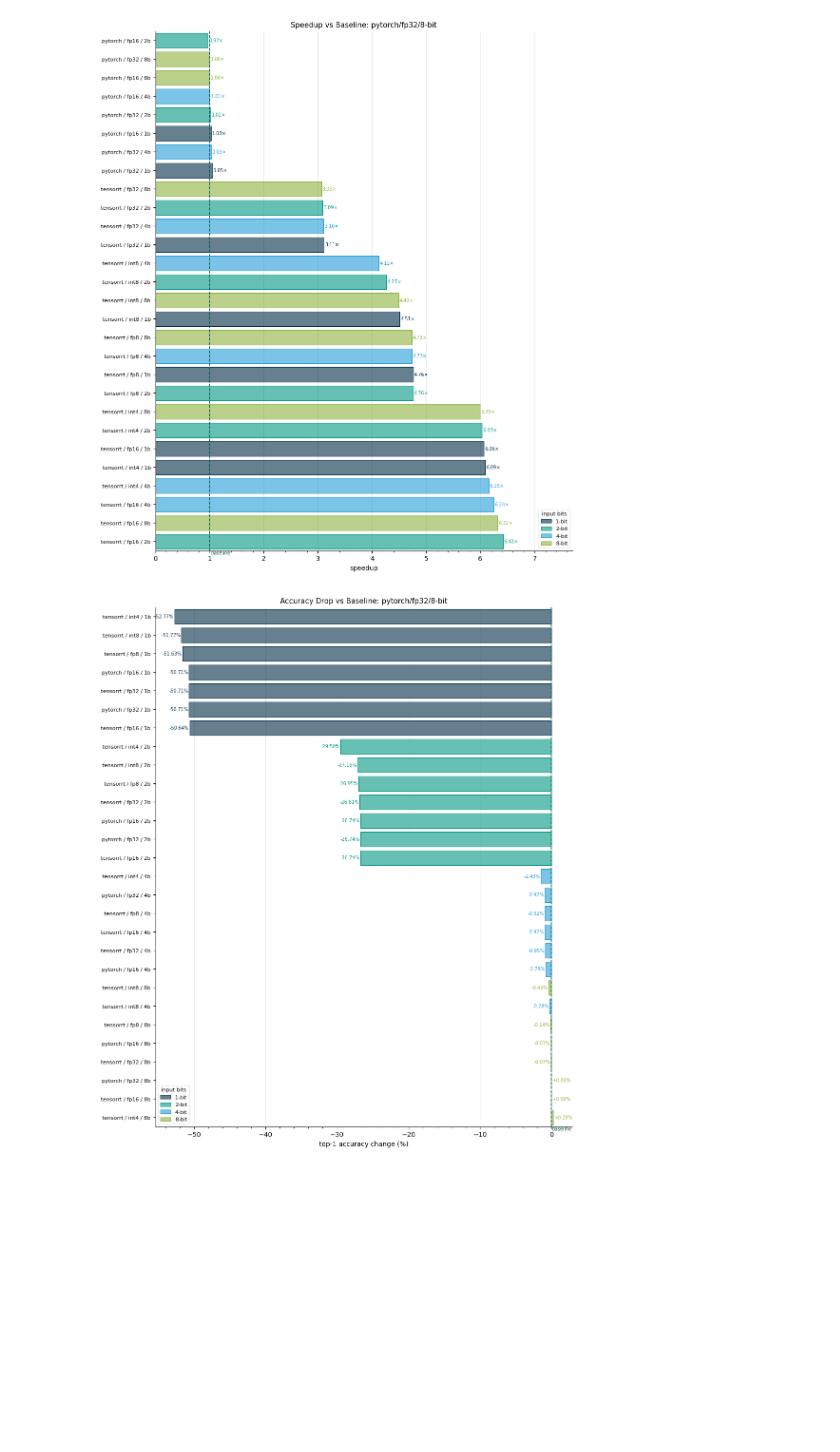
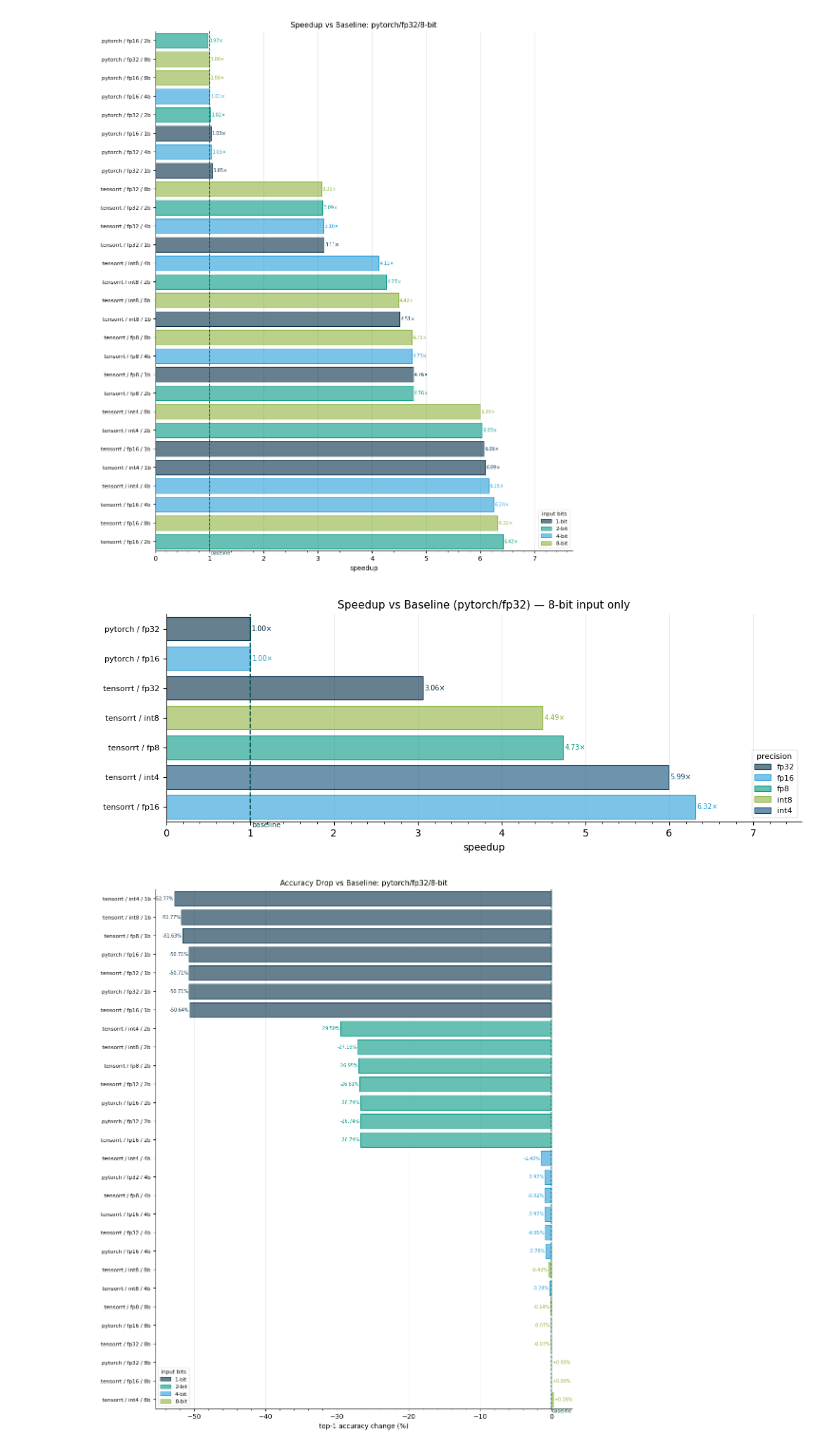
Before and after one commit to pratham1gg/quantized_resnets, a Jupyter notebook: ipynb_books/analysis.ipynb, the cells around one changed output. Cells and saved outputs as stored; diff of their text form; code cells hidden in the pictures; blank space fills up the shorter version.

```diff
--- a/ipynb_books/analysis.ipynb
+++ b/ipynb_books/analysis.ipynb
@@ -550,6 +614,61 @@ ax.legend(handles=handles, title="input bits", fontsize=8,
 plt.show()
 # %% [output]
 [figure]
+# %%
+baseline = table_results[
+    (table_results["backend"] == "pytorch") &
+    (table_results["precision"] == "fp32") &
+    (table_results["input_bits"] == 8)
+]["lat_ms_mean"].values[0]
+
+speedup = table_results[table_results["input_bits"] == 8].copy()
+speedup["speedup"]    = baseline / speedup["lat_ms_mean"]
+speedup["label"]      = speedup["backend"] + " / " + speedup["precision"]
+
+speedup = speedup.sort_values("speedup", ascending=True).reset_index(drop=True)
+
+fig, ax = plt.subplots(figsize=(10, len(speedup) * 0.38 + 1.0), constrained_layout=True)
+
+for yi, (_, row) in enumerate(speedup.iterrows()):
+    color = PREC_PALETTE.get(row["precision"], "#7f7f7f")
+    ax.barh(yi, row["speedup"],
+            color=color + "99", edgecolor=color,
+            linewidth=0.8, height=0.8, zorder=2)
+    ax.text(row["speedup"] + 0.02, yi,
+            f"{row['speedup']:.2f}×",
+            ha="left", va="center", fontsize=7, color=color, zorder=4)
+
+ax.axvline(x=1.0, color="#005148", linewidth=1.2,
+           linestyle="--", zorder=3, label="baseline")
+ax.text(1.02, len(speedup) - 0.5, "baseline",
+        ha="left", va="top", fontsize=7, color="#005148")
+
+ax.set_yticks(np.arange(len(speedup)))
+ax.set_yticklabels(speedup["label"], fontsize=8)
+ax.set_xlabel("speedup")
+ax.set_title("Speedup vs Baseline (pytorch/fp32) — 8-bit input only", fontsize=11)
+ax.set_xlim(0, speedup["speedup"].max() * 1.2)
+ax.xaxis.set_minor_locator(ticker.AutoMinorLocator())
+ax.grid(axis="x", linewidth=0.4, alpha=0.5, zorder=1)
+ax.set_ylim(-0.5, len(speedup) - 0.5)
+ax.invert_yaxis()
+ax.spines["top"].set_visible(False)
+ax.spines["right"].set_visible(False)
+
+present_precs = [p for p in PREC_PALETTE if p in speedup["precision"].values]
+handles = [
+    plt.Rectangle((0, 0), 1, 1,
+                  facecolor=PREC_PALETTE[p] + "99",
+                  edgecolor=PREC_PALETTE[p], linewidth=0.8,
+                  label=p)
+    for p in present_precs
+]
+ax.legend(handles=handles, title="precision", fontsize=8,
+          title_fontsize=8, framealpha=0.5, loc="lower right")
+
+plt.show()
+# %% [output]
+[figure, added]
 # %%
 baseline_top1 = table_results[
     (table_results["backend"] == "pytorch") &
```
Also changed, not shown: parts of 2 cells of this notebook, 3 other files.
